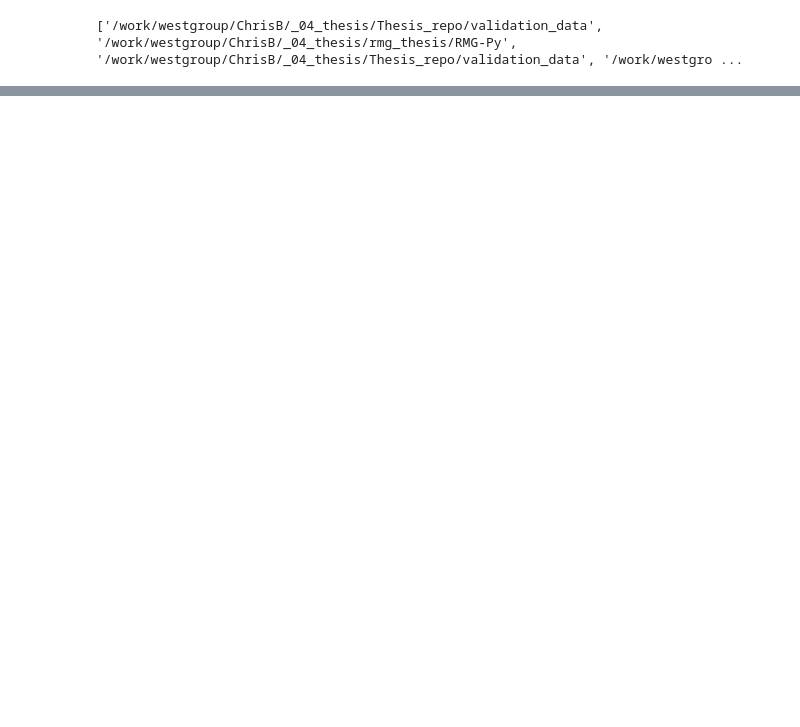
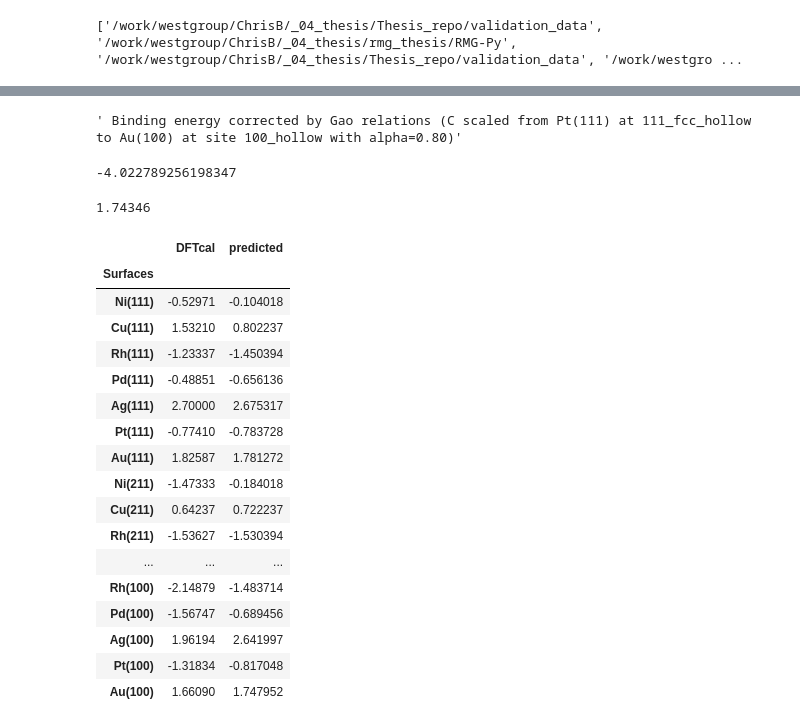
Before and after one commit to ChrisBNEU/thesis_work, a Jupyter notebook: validation_data/check_w_gao_dat.ipynb, the cells around one changed output, grey strips where cells are left out. Saved outputs shown, nothing was run; the diff lists cells and outputs as text; code cells hidden in the pictures; blank space fills up the shorter version.

```diff
--- a/validation_data/check_w_gao_dat.ipynb
+++ b/validation_data/check_w_gao_dat.ipynb
@@ -268,0 +567,4 @@ gao_species['CH2'].set_gao_hf(
+# %%
+gao_species['C'].spec_thermo.comment
+# %% [output]
+' Binding energy corrected by Gao relations (C scaled from Pt(111) at 111_fcc_hollow to Au(100) at site 100_hollow with alpha=0.80)'
@@ -268,0 +573,38 @@ gao_species['CH2'].set_gao_hf(
+# %%
+-3.62 - 38.99/96.8
+# %% [output]
+-4.022789256198347
+# %%
+df = pd.read_excel("./gao_calcs.xlsx", sheet_name = "Fig. 7", index_col=0, skiprows=[0], nrows=20, usecols="C:E")
+# %%
+au_be = np.mean([
+    df["DFTcal"]["Au(111)"],
+    df["DFTcal"]["Au(211)"],
+    df["DFTcal"]["Au(100)"]
+])
+au_be
+
+alpha = 0.8
+# %% [output]
+1.74346
+# %%
+df
+# %% [output]
+|  | DFTcal | predicted |
+| Surfaces |  |  |
+| Ni(111) | -0.52971 | -0.104018 |
+| Cu(111) | 1.53210 | 0.802237 |
+| Rh(111) | -1.23337 | -1.450394 |
+| Pd(111) | -0.48851 | -0.656136 |
+| Ag(111) | 2.70000 | 2.675317 |
+| Pt(111) | -0.77410 | -0.783728 |
+| Au(111) | 1.82587 | 1.781272 |
+| Ni(211) | -1.47333 | -0.184018 |
+| Cu(211) | 0.64237 | 0.722237 |
+| Rh(211) | -1.53627 | -1.530394 |
+| ... | ... | ... |
+| Rh(100) | -2.14879 | -1.483714 |
+| Pd(100) | -1.56747 | -0.689456 |
+| Ag(100) | 1.96194 | 2.641997 |
+| Pt(100) | -1.31834 | -0.817048 |
+| Au(100) | 1.66090 | 1.747952 |
```
Also changed, not shown: parts of 20 cells of this notebook, 26 other files.
